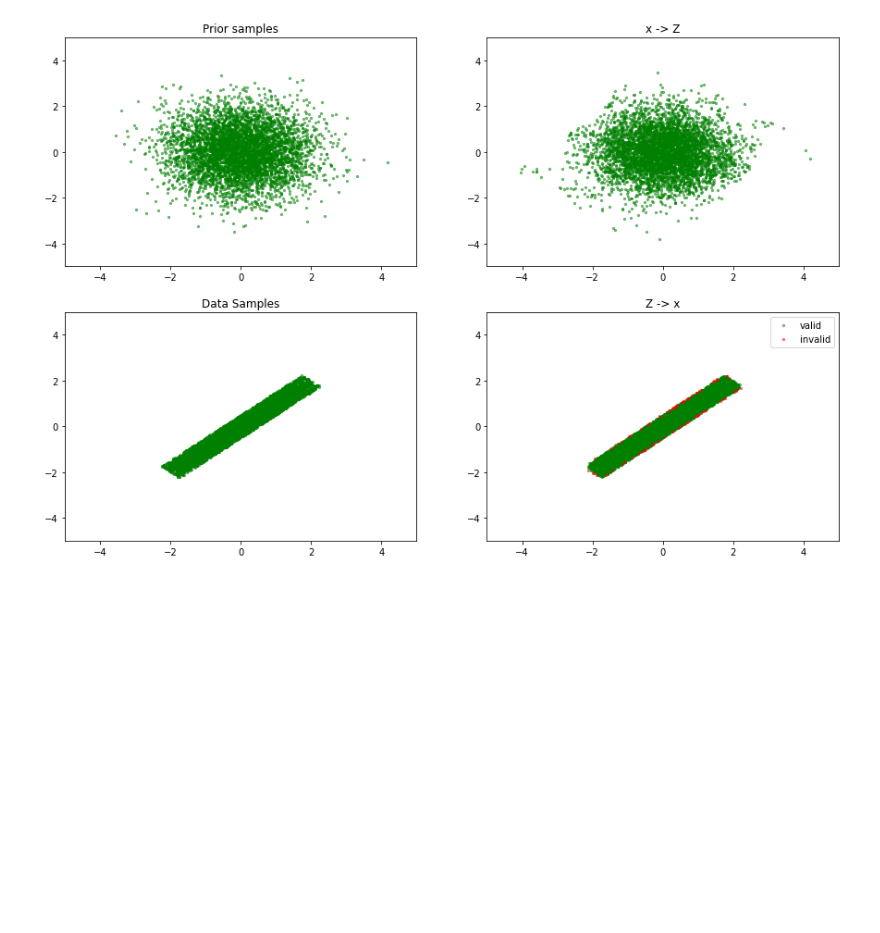
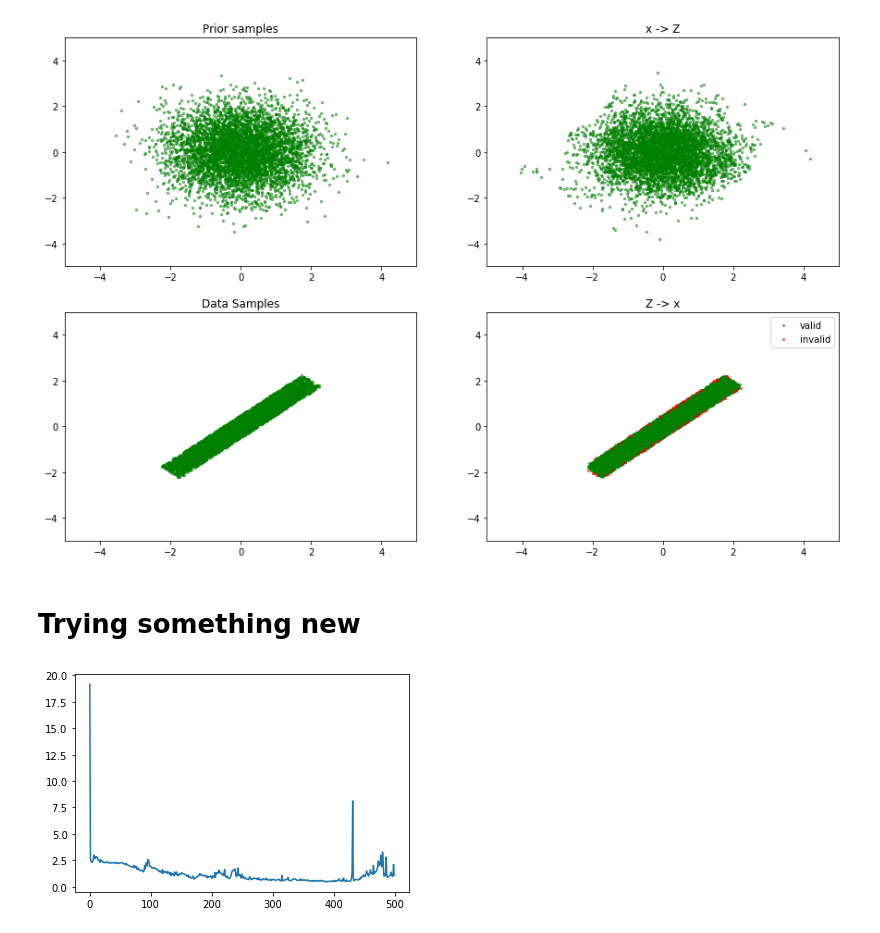
Before and after one commit to NickHoernle/semantic_loss, a Jupyter notebook: notebooks/nf_simple_s_loss.ipynb, the cells around one changed output. Cells and saved outputs as stored; diff of their text form; code cells hidden in the pictures; blank space fills up the shorter version.

```diff
--- a/notebooks/nf_simple_s_loss.ipynb
+++ b/notebooks/nf_simple_s_loss.ipynb
@@ -704,3 +702,5 @@ for mdl in models_back:
 # broken constraint: 80
 % broken constraint: 0.016
 [figure]
+# %% [markdown]
+# Trying something new
@@ -706,0 +773,2 @@ for mdl in models_back:
+# %%
+d = ConstrainedLogCategorical()
@@ -706,0 +840,8 @@ for mdl in models_back:
+# %%
+plt.plot(loss_fwd_store)
+plt.show()
+
+# plt.plot(train_statistics)
+# plt.show()
+# %% [output]
+[figure, added]
```
Also changed, not shown: parts of 11 cells of this notebook, 16 other files.
